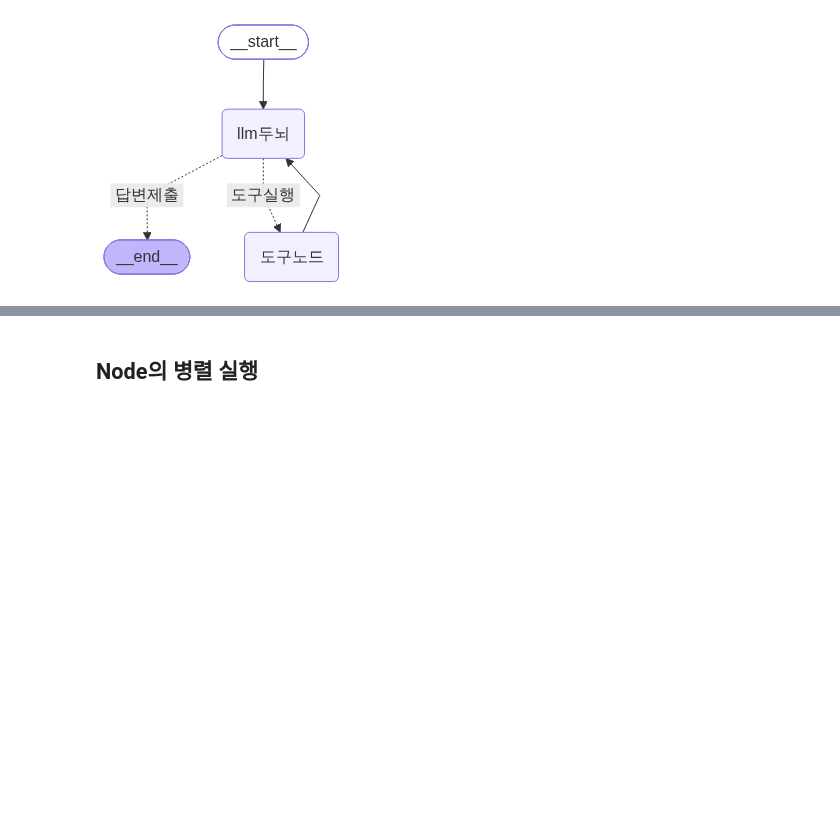
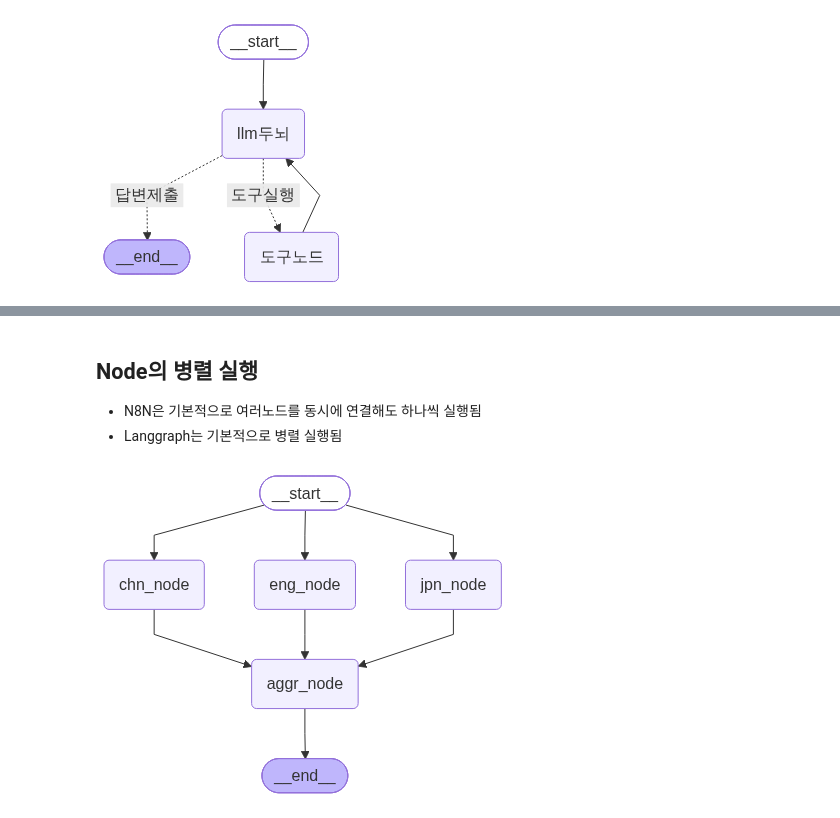
Before and after one commit to verba-neo/gaida-3, a Jupyter notebook: 04-langchain/04_thinking_in_langgraph.ipynb, the cells around one changed output, grey strips where cells are left out. Saved outputs shown, nothing was run; the diff lists cells and outputs as text; code cells hidden in the pictures; blank space fills up the shorter version.

```diff
--- a/04-langchain/04_thinking_in_langgraph.ipynb
+++ b/04-langchain/04_thinking_in_langgraph.ipynb
@@ -186,3 +186,6 @@ Tool Calls:
 3 + 4 * 2 / 4의 계산 결과는 5입니다.
 # %% [markdown]
 ## Node의 병렬 실행
+
+- N8N은 기본적으로 여러노드를 동시에 연결해도 하나씩 실행됨
+- Langgraph는 기본적으로 병렬 실행됨
@@ -188,0 +248,18 @@ Tool Calls:
+# %%
+builder = StateGraph(MyState)
+builder.add_node(eng_node)
+builder.add_node(jpn_node)
+builder.add_node(chn_node)
+builder.add_node(aggr_node)
+builder.add_edge(START, 'eng_node')
+builder.add_edge(START, 'jpn_node')
+builder.add_edge(START, 'chn_node')
+builder.add_edge('eng_node', 'aggr_node')
+builder.add_edge('chn_node', 'aggr_node')
+builder.add_edge('jpn_node', 'aggr_node')
+builder.add_edge('aggr_node', END)
+
+graph = builder.compile()
+graph
+# %% [output]
+[figure, added]
```
Also changed, not shown: parts of 5 cells of this notebook.
